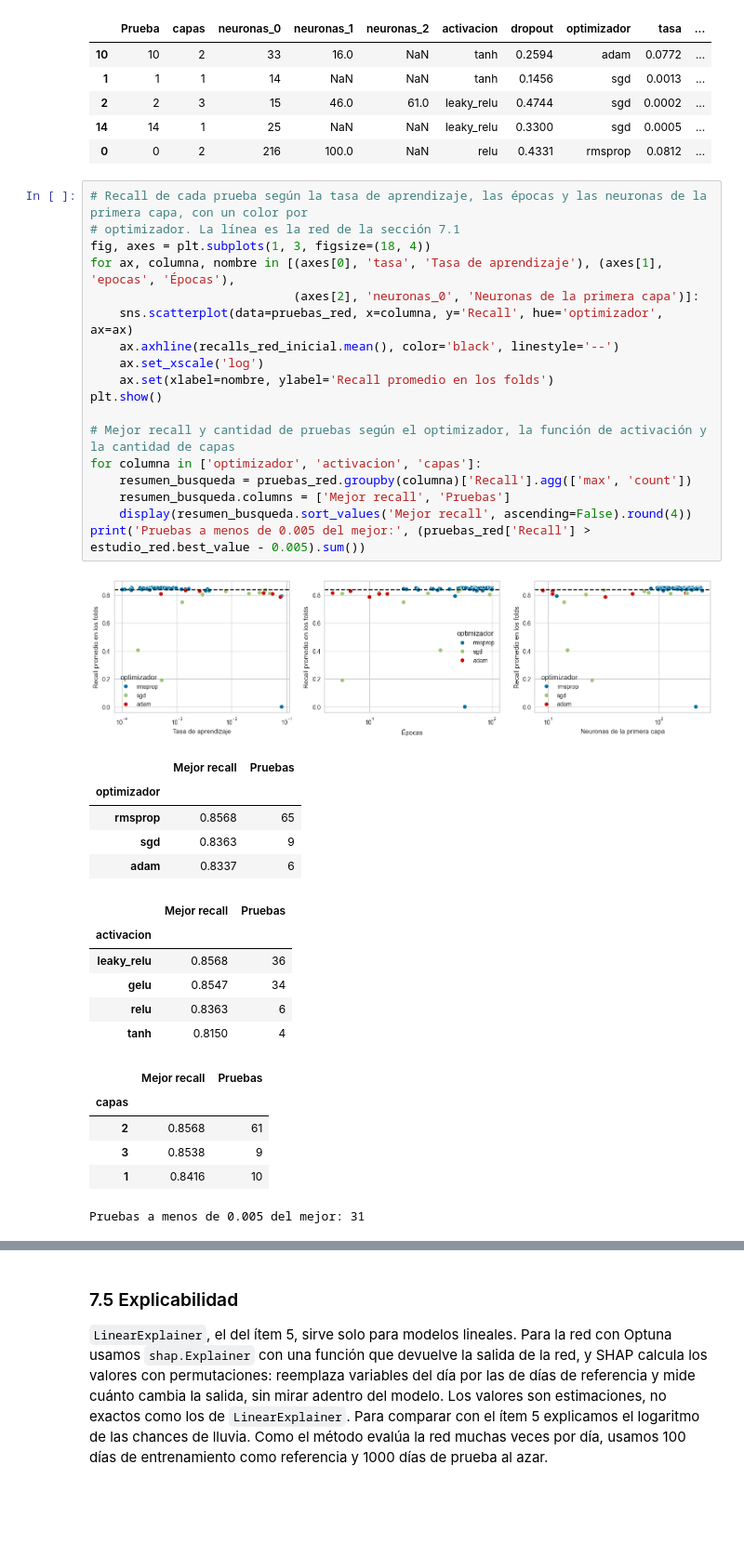
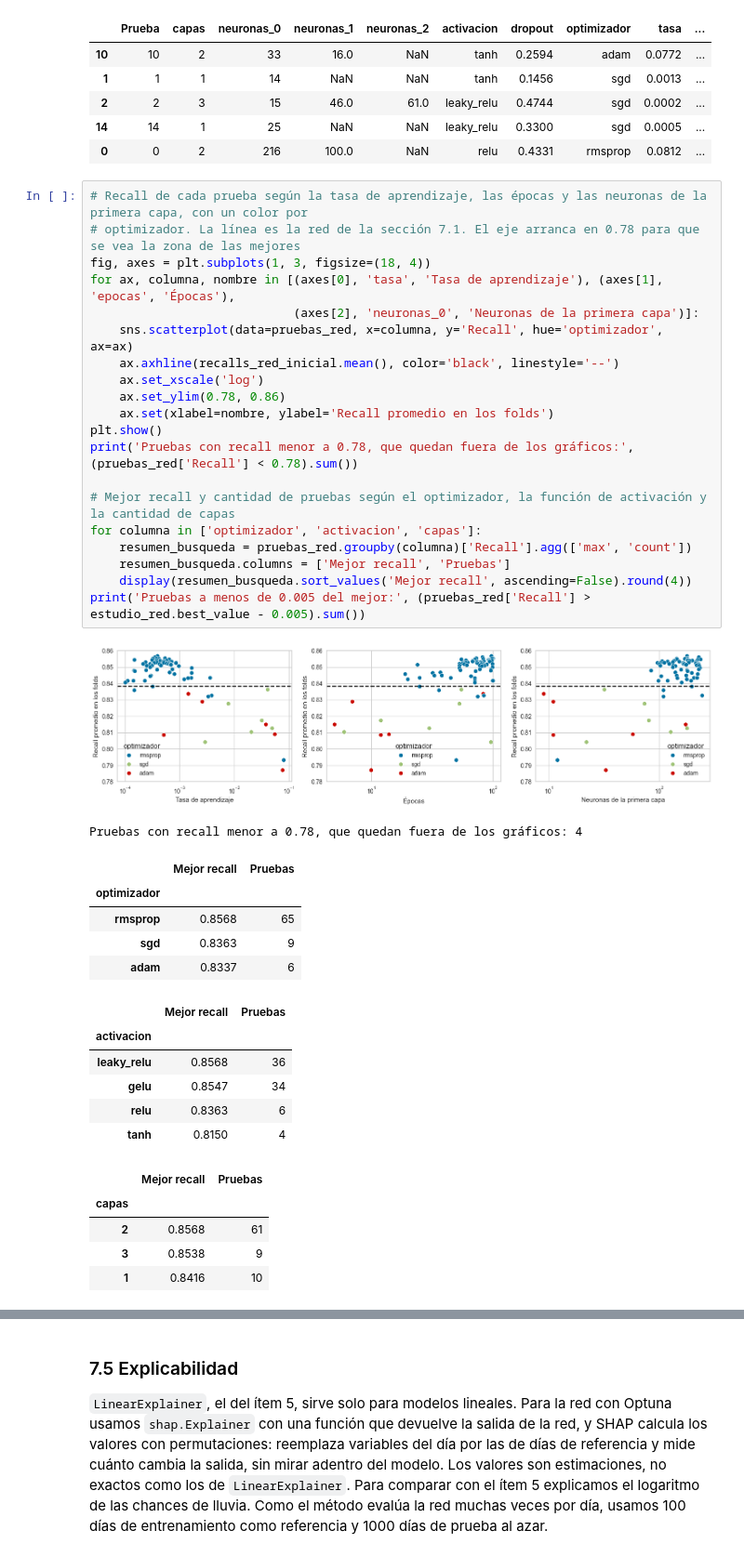
Before and after one commit to ismadarruiz-atr/TP_AA1_Calabozo_Darruiz_DiCarlo_Giuntoli, a Jupyter notebook: TP_2/TP-clasificacion-AA1.ipynb, the cells around one changed output, grey strips where cells are left out. Shown at 93% size. Saved outputs shown, nothing was run; the diff lists cells and outputs as text; blank space fills up the shorter version.

```diff
--- a/TP_2/TP-clasificacion-AA1.ipynb
+++ b/TP_2/TP-clasificacion-AA1.ipynb
@@ -1775,24 +1776,27 @@ display(pruebas_red.tail(5).round(4))
 | 0 | 0 | 2 | 216 | 100.0 | NaN | relu | 0.4331 | rmsprop | 0.0812 | ... |
 # %%
 # Recall de cada prueba según la tasa de aprendizaje, las épocas y las neuronas de la primera capa, con un color por
-# optimizador. La línea es la red de la sección 7.1
+# optimizador. La línea es la red de la sección 7.1. El eje arranca en 0.78 para que se vea la zona de las mejores
 fig, axes = plt.subplots(1, 3, figsize=(18, 4))
 for ax, columna, nombre in [(axes[0], 'tasa', 'Tasa de aprendizaje'), (axes[1], 'epocas', 'Épocas'),
                             (axes[2], 'neuronas_0', 'Neuronas de la primera capa')]:
     sns.scatterplot(data=pruebas_red, x=columna, y='Recall', hue='optimizador', ax=ax)
     ax.axhline(recalls_red_inicial.mean(), color='black', linestyle='--')
     ax.set_xscale('log')
+    ax.set_ylim(0.78, 0.86)
     ax.set(xlabel=nombre, ylabel='Recall promedio en los folds')
 plt.show()
+print('Pruebas con recall menor a 0.78, que quedan fuera de los gráficos:', (pruebas_red['Recall'] < 0.78).sum())
 
 # Mejor recall y cantidad de pruebas según el optimizador, la función de activación y la cantidad de capas
 for columna in ['optimizador', 'activacion', 'capas']:
     resumen_busqueda = pruebas_red.groupby(columna)['Recall'].agg(['max', 'count'])
     resumen_busqueda.columns = ['Mejor recall', 'Pruebas']
     display(resumen_busqueda.sort_values('Mejor recall', ascending=False).round(4))
 print('Pruebas a menos de 0.005 del mejor:', (pruebas_red['Recall'] > estudio_red.best_value - 0.005).sum())
 # %% [output]
-[figure, old version]
+[figure, new version]
+Pruebas con recall menor a 0.78, que quedan fuera de los gráficos: 4
 |  | Mejor recall | Pruebas |
 | optimizador |  |  |
 | rmsprop | 0.8568 | 65 |
@@ -1809,4 +1813,3 @@ print('Pruebas a menos de 0.005 del mejor:', (pruebas_red['Recall'] > estudio_re
 | 2 | 0.8568 | 61 |
 | 3 | 0.8538 | 9 |
 | 1 | 0.8416 | 10 |
-Pruebas a menos de 0.005 del mejor: 31
```
Also changed, not shown: parts of 14 cells of this notebook, 3 other files.
